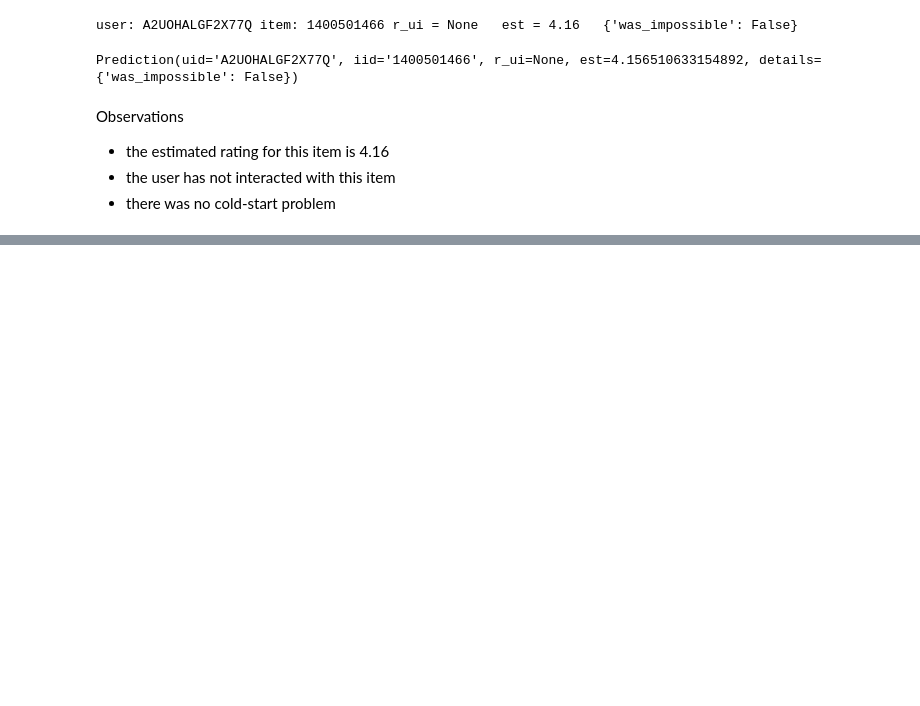
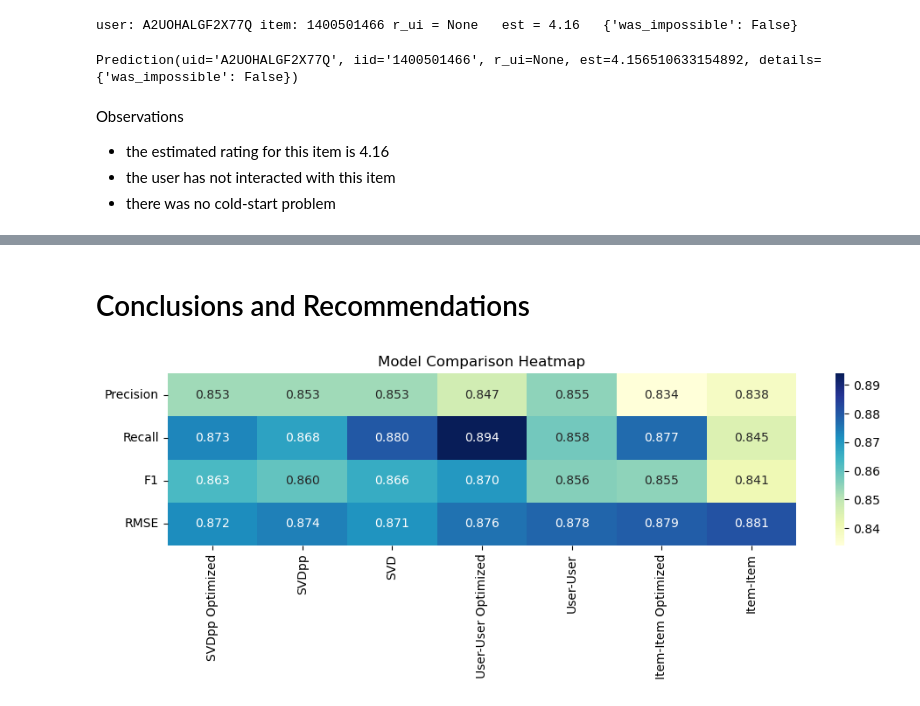
Before and after one commit to lukalacious/RecSys-Amazon, a Jupyter notebook: RecSys_Elective_Project_Final.ipynb, the cells around one changed output, grey strips where cells are left out. Drawn from its saved outputs; the diff is of its cells as text; code cells hidden in the pictures; blank space fills up the shorter version.

```diff
--- a/RecSys_Elective_Project_Final.ipynb
+++ b/RecSys_Elective_Project_Final.ipynb
@@ -1183,0 +1377,41 @@ Observations
+# %% [markdown]
+# Conclusions and Recommendations
+# %%
+# define heatmap variables, now including RMSE
+metrics = ['Precision', 'Recall', 'F1', 'RMSE']
+
+# collect RMSE values for each model in the same order as labels
+rmses = [
+    0.872,
+    0.874,
+    0.871,
+    0.876,
+    0.878,
+    0.879,
+    0.881
+]
+
+# set up heatmap metrics
+heatmap_data = np.array([precisions, recalls, f1s, rmses])
+metrics = ['Precision', 'Recall', 'F1', 'RMSE']
+heatmap_data = np.array([precisions, recalls, f1s, rmses])
+
+# plot heatmap
+fig, ax = plt.subplots(figsize=(10, 4))
+sns.heatmap(
+    heatmap_data,
+    annot=True,
+    fmt=".3f",
+    cmap="YlGnBu",
+    xticklabels=labels,
+    yticklabels=metrics,
+    ax=ax
+)
+
+
+ax.set_title("Model Comparison Heatmap")
+plt.yticks(rotation=0)
+plt.tight_layout()
+plt.show()
+# %% [output]
+[figure, added]
```
Also changed, not shown: parts of 20 cells of this notebook, 2 other files.
